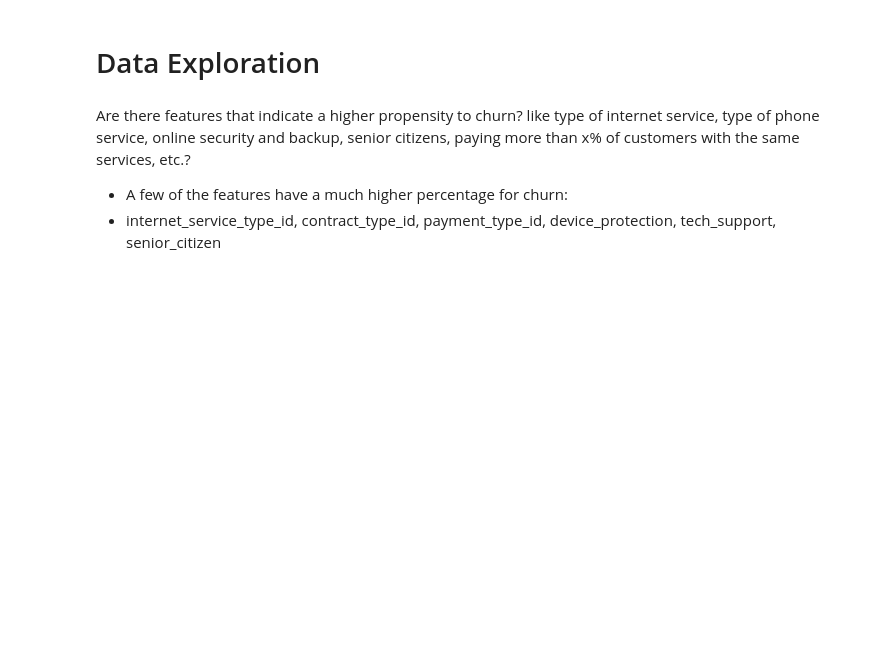
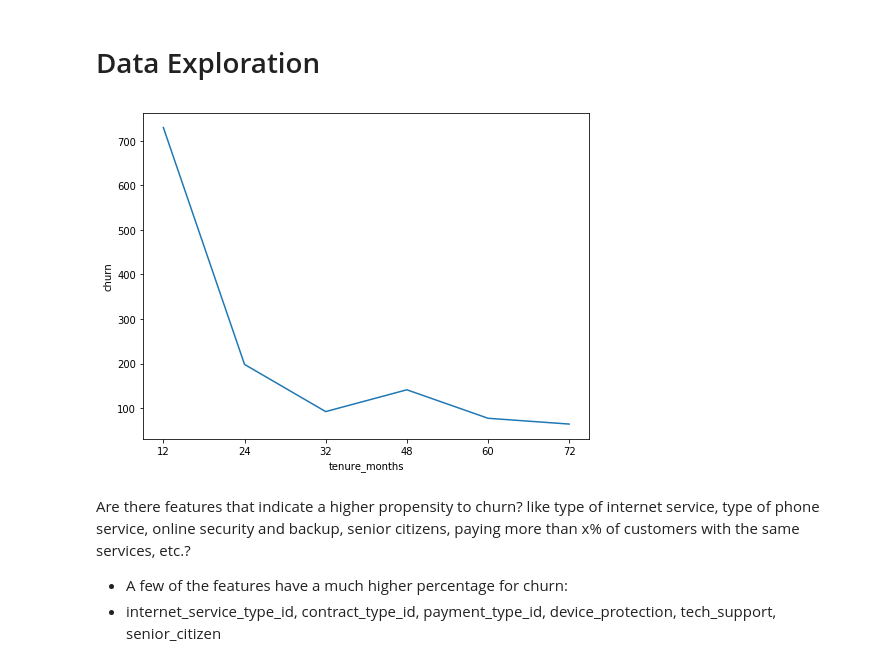
Before and after one commit to classification-project-steven-nicole/classification_project, a Jupyter notebook: steven_classification_project.ipynb, the cells around one changed output. Saved outputs shown, nothing was run; the diff lists cells and outputs as text; code cells hidden in the pictures; blank space fills up the shorter version.

```diff
--- a/steven_classification_project.ipynb
+++ b/steven_classification_project.ipynb
@@ -87,6 +96,30 @@ train = pd.concat([X_train, y_train], axis=1)
 test = pd.concat([X_test, y_test], axis=1)
 # %% [markdown]
 # Data Exploration
+# %%
+train['cumsum_churn'] = train.churn.cumsum()
+train['rate_churn'] = train.cumsum_churn/train.churn.count()
+# %%
+# Could the month in which they signed up influence churn? i.e. if a cohort is identified by tenure, is there a
+# cohort or cohorts who have a higher rate of churn than other cohorts? (Plot the rate of churn on a line chart
+# where x is the tenure and y is the rate of churn (customers churned/total customers)).
+
+bins = [12, 24, 32, 48, 60, 72]
+train['tenure_months'] = pd.cut(train['tenure'], bins)
+
+bins = [0, 12, 24, 32, 48, 60, 72]
+labels = ['12', '24', '32', '48', '60', '72']
+train['tenure_months'] = pd.cut(train['tenure'], bins=bins, labels=labels).where(train.churn == 1)
+
+df1 = train.groupby('tenure_months')['churn'].count()
+df1 = pd.DataFrame(df1)
+df1 = df1.reset_index()
+df1
+
+plt.figure(figsize=(8,6))
+ax = sns.lineplot(x="tenure_months", y="churn",data=df1)
+# %% [output]
+[figure, added]
 # %% [markdown]
 Are there features that indicate a higher propensity to churn? like type of internet service, type of phone service, online security and backup, senior citizens, paying more than x% of customers with the same services, etc.?
 
```
Also changed, not shown: parts of 29 cells of this notebook.
